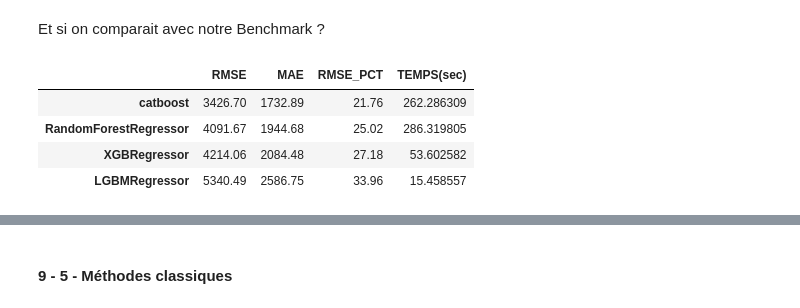
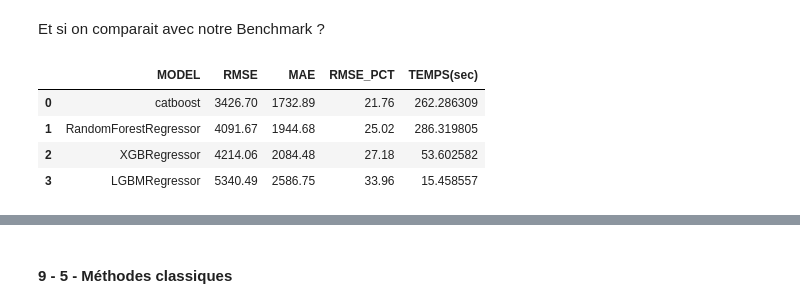
Before and after one commit to aadmberrada/WalmartSales, a Jupyter notebook: DTS_3.ipynb, the cells around one changed output, grey strips where cells are left out. Cells and saved outputs as stored; diff of their text form; code cells hidden in the pictures.

```diff
--- a/DTS_3.ipynb
+++ b/DTS_3.ipynb
@@ -1138,10 +1154,16 @@ La 2e remarque est que globalement, les pires performances des modèles sont lor
 # %% [markdown]
 Et si on comparait avec notre Benchmark ?
 # %%
-perfs.iloc[1:, :].sort_values(by = ["RMSE"], ascending = True)
+ppbench = perfs.iloc[1:, :].sort_values(by = ["RMSE"], ascending = True)
+
+ppbench = ppbench.reset_index()
+
+ppbench.columns = ['MODEL', 'RMSE', 'MAE', 'RMSE_PCT', 'TEMPS(sec)']
+
+ppbench
 # %% [output]
-|  | RMSE | MAE | RMSE_PCT | TEMPS(sec) |
-| catboost | 3426.70 | 1732.89 | 21.76 | 262.286309 |
-| RandomForestRegressor | 4091.67 | 1944.68 | 25.02 | 286.319805 |
-| XGBRegressor | 4214.06 | 2084.48 | 27.18 | 53.602582 |
-| LGBMRegressor | 5340.49 | 2586.75 | 33.96 | 15.458557 |
+|  | MODEL | RMSE | MAE | RMSE_PCT | TEMPS(sec) |
+| 0 | catboost | 3426.70 | 1732.89 | 21.76 | 262.286309 |
+| 1 | RandomForestRegressor | 4091.67 | 1944.68 | 25.02 | 286.319805 |
+| 2 | XGBRegressor | 4214.06 | 2084.48 | 27.18 | 53.602582 |
+| 3 | LGBMRegressor | 5340.49 | 2586.75 | 33.96 | 15.458557 |
```
Also changed, not shown: parts of 10 cells of this notebook.
